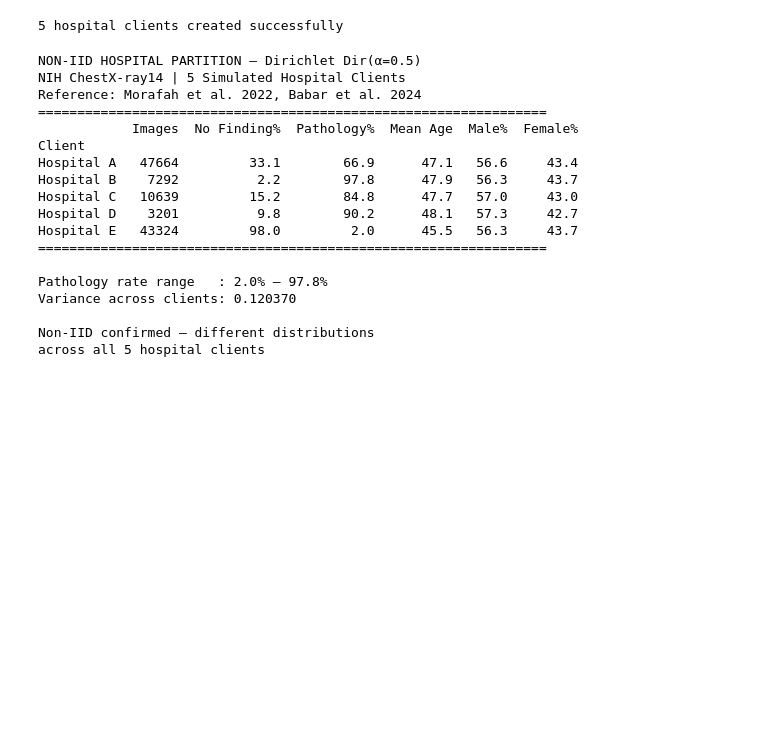
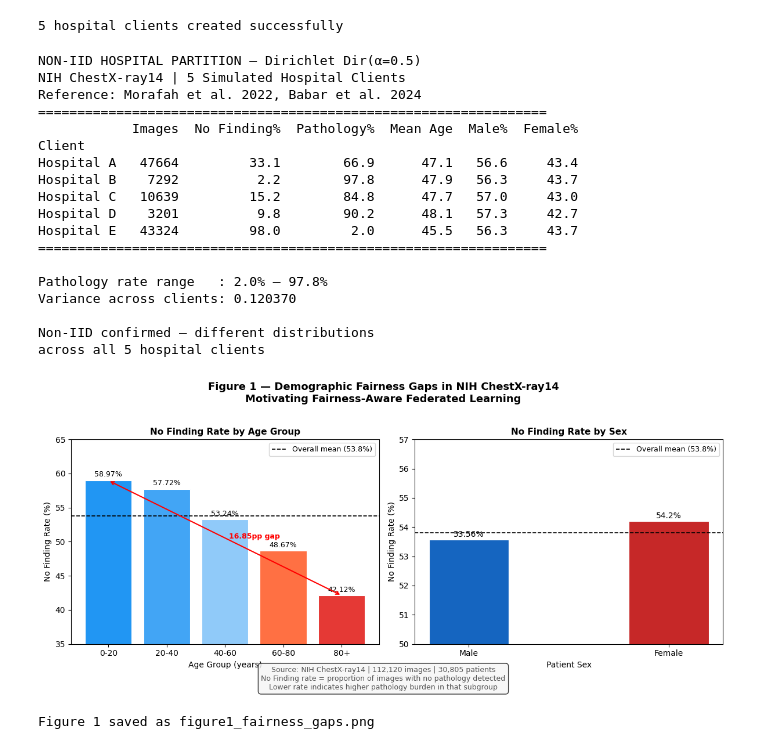
Before and after one commit to EMADUDDINAsdaq/federated-learning-fairness-xray, a Jupyter notebook: data_exploration.ipynb, the cells around one changed output. Cells and saved outputs as stored; diff of their text form; code cells hidden in the pictures; blank space fills up the shorter version.

```diff
--- a/data_exploration.ipynb
+++ b/data_exploration.ipynb
@@ -246,3 +248,78 @@ Variance across clients: 0.120370
 
 Non-IID confirmed — different distributions
 across all 5 hospital clients
+# %%
+import matplotlib.pyplot as plt
+import matplotlib.patches as mpatches
+import numpy as np
+
+fig, axes = plt.subplots(1, 2, figsize=(12, 5))
+fig.suptitle(
+    'Figure 1 — Demographic Fairness Gaps in NIH ChestX-ray14\n'
+    'Motivating Fairness-Aware Federated Learning',
+    fontsize=13, fontweight='bold', y=1.02
+)
+
+# ── Plot 1 — No Finding rate by age group ─────────────
+age_groups = ['0-20', '20-40', '40-60', '60-80', '80+']
+nf_rates   = [58.97, 57.72, 53.24, 48.67, 42.12]
+colors     = ['#2196F3', '#42A5F5', '#90CAF9', '#FF7043', '#E53935']
+
+bars = axes[0].bar(age_groups, nf_rates, color=colors,
+                   edgecolor='white', linewidth=0.8)
+axes[0].set_title('No Finding Rate by Age Group', fontsize=11, fontweight='bold')
+axes[0].set_xlabel('Age Group (years)', fontsize=10)
+axes[0].set_ylabel('No Finding Rate (%)', fontsize=10)
+axes[0].set_ylim(35, 65)
+axes[0].axhline(y=53.8, color='black', linestyle='--',
+                linewidth=1.2, label='Overall mean (53.8%)')
+axes[0].legend(fontsize=9)
+
+# Add value labels on bars
+for bar, val in zip(bars, nf_rates):
+    axes[0].text(bar.get_x() + bar.get_width()/2,
+                 bar.get_height() + 0.3,
+                 f'{val}%', ha='center', va='bottom', fontsize=9)
+
+# Annotate the gap
+axes[0].annotate('', xy=(4, 42.12), xytext=(0, 58.97),
+                 arrowprops=dict(arrowstyle='<->', color='red', lw=1.5))
+axes[0].text(2.5, 50.5, '16.85pp gap', color='red',
+             fontsize=9, ha='center', fontweight='bold')
+
+# ── Plot 2 — No Finding rate by sex ───────────────────
+sex_labels = ['Male', 'Female']
+nf_sex     = [53.56, 54.20]
+sex_colors = ['#1565C0', '#C62828']
+
+bars2 = axes[1].bar(sex_labels, nf_sex, color=sex_colors,
+                    edgecolor='white', linewidth=0.8, width=0.4)
+axes[1].set_title('No Finding Rate by Sex', fontsize=11, fontweight='bold')
+axes[1].set_xlabel('Patient Sex', fontsize=10)
+axes[1].set_ylabel('No Finding Rate (%)', fontsize=10)
+axes[1].set_ylim(50, 57)
+axes[1].axhline(y=53.8, color='black', linestyle='--',
+                linewidth=1.2, label='Overall mean (53.8%)')
+axes[1].legend(fontsize=9)
+
+for bar, val in zip(bars2, nf_sex):
+    axes[1].text(bar.get_x() + bar.get_width()/2,
+                 bar.get_height() + 0.05,
+                 f'{val}%', ha='center', va='bottom', fontsize=10)
+
+# ── Dataset info box ───────────────────────────────────
+fig.text(0.5, -0.04,
+         'Source: NIH ChestX-ray14 | 112,120 images | 30,805 patients\n'
+         'No Finding rate = proportion of images with no pathology detected\n'
+         'Lower rate indicates higher pathology burden in that subgroup',
+         ha='center', fontsize=9, color='#555555',
+         bbox=dict(boxstyle='round,pad=0.4', facecolor='#F5F5F5', alpha=0.8))
+
+plt.tight_layout()
+plt.savefig('figure1_fairness_gaps.png', dpi=150,
+            bbox_inches='tight', facecolor='white')
+plt.show()
+print("Figure 1 saved as figure1_fairness_gaps.png")
+# %% [output]
+[figure, added]
+Figure 1 saved as figure1_fairness_gaps.png
```
Also changed, not shown: parts of 4 cells of this notebook.
